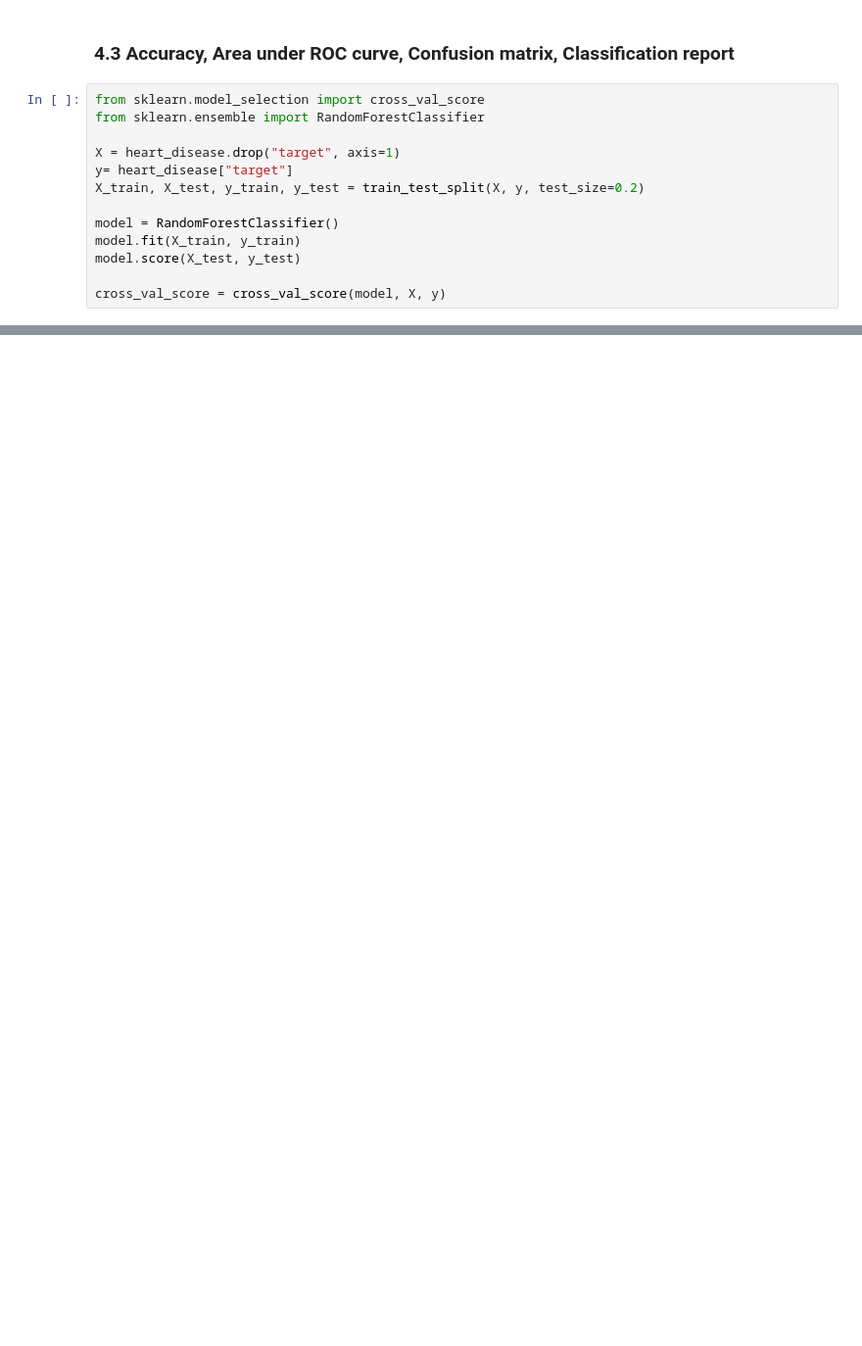
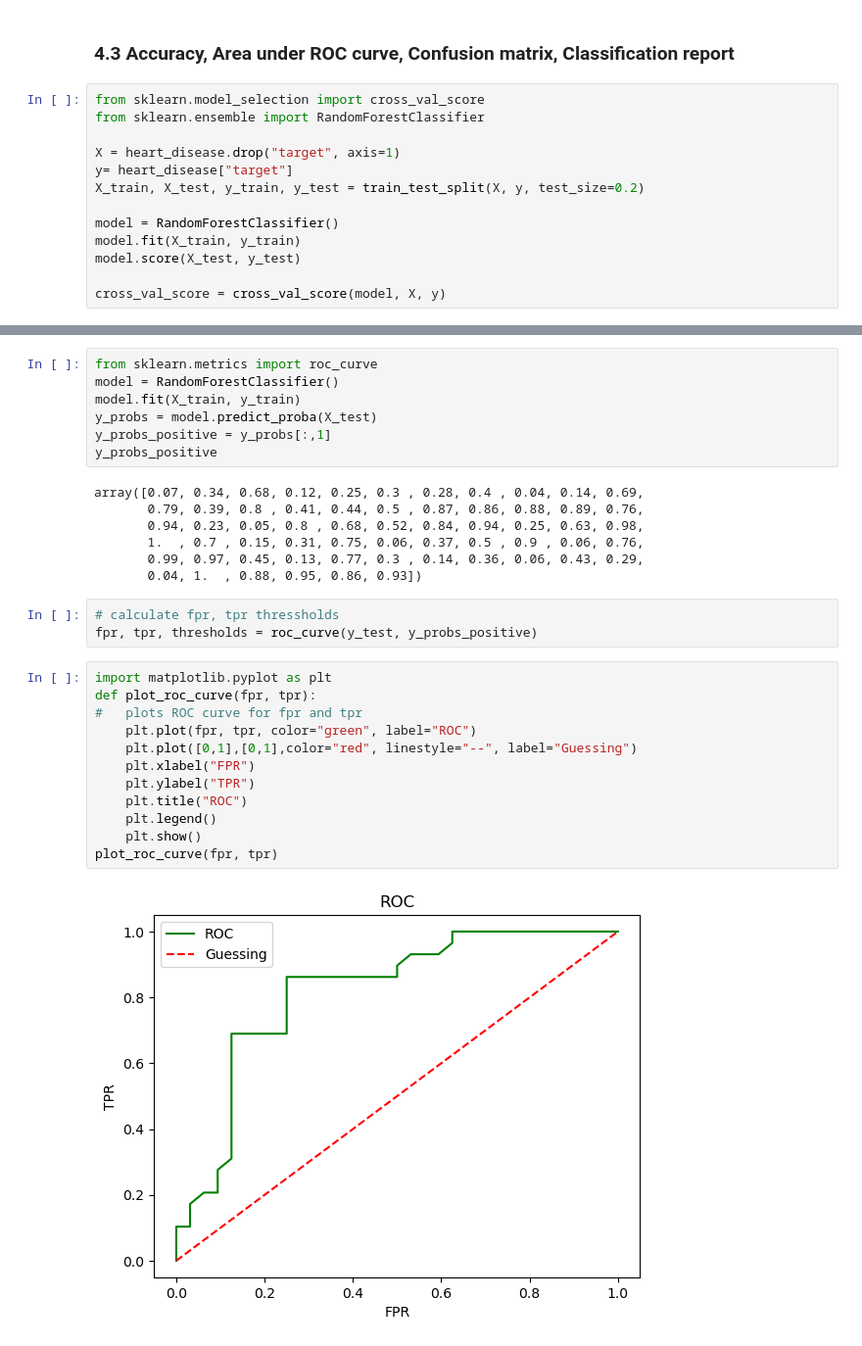
Before and after one commit to mr-devansh/MACHINE-LEARNING, a Jupyter notebook: SKLEARN/SKLEARN.ipynb, the cells around one changed output, grey strips where cells are left out. Shown: that part at 98% size. Drawn from its saved outputs; the diff is of its cells as text; blank space fills up the shorter version.

```diff
--- a/SKLEARN/SKLEARN.ipynb
+++ b/SKLEARN/SKLEARN.ipynb
@@ -726,0 +735,31 @@ np.mean(cross_val_score)
+# %%
+from sklearn.metrics import roc_curve
+model = RandomForestClassifier()
+model.fit(X_train, y_train)
+y_probs = model.predict_proba(X_test)
+y_probs_positive = y_probs[:,1]
+y_probs_positive
+# %% [output]
+array([0.07, 0.34, 0.68, 0.12, 0.25, 0.3 , 0.28, 0.4 , 0.04, 0.14, 0.69,
+       0.79, 0.39, 0.8 , 0.41, 0.44, 0.5 , 0.87, 0.86, 0.88, 0.89, 0.76,
+       0.94, 0.23, 0.05, 0.8 , 0.68, 0.52, 0.84, 0.94, 0.25, 0.63, 0.98,
+       1.  , 0.7 , 0.15, 0.31, 0.75, 0.06, 0.37, 0.5 , 0.9 , 0.06, 0.76,
+       0.99, 0.97, 0.45, 0.13, 0.77, 0.3 , 0.14, 0.36, 0.06, 0.43, 0.29,
+       0.04, 1.  , 0.88, 0.95, 0.86, 0.93])
+# %%
+# calculate fpr, tpr thressholds
+fpr, tpr, thresholds = roc_curve(y_test, y_probs_positive)
+# %%
+import matplotlib.pyplot as plt
+def plot_roc_curve(fpr, tpr):
+#   plots ROC curve for fpr and tpr
+    plt.plot(fpr, tpr, color="green", label="ROC")
+    plt.plot([0,1],[0,1],color="red", linestyle="--", label="Guessing")
+    plt.xlabel("FPR")
+    plt.ylabel("TPR")
+    plt.title("ROC")
+    plt.legend()
+    plt.show()
+plot_roc_curve(fpr, tpr)
+# %% [output]
+[figure, added]
```
Also changed, not shown: parts of 23 cells of this notebook.
